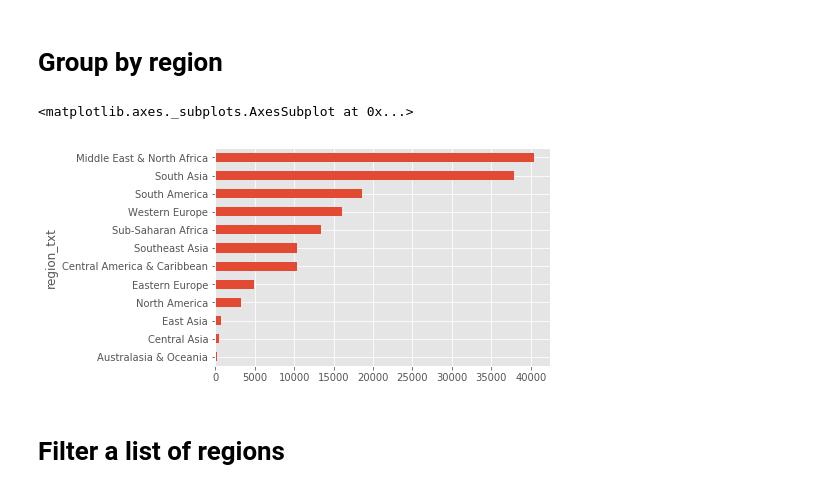
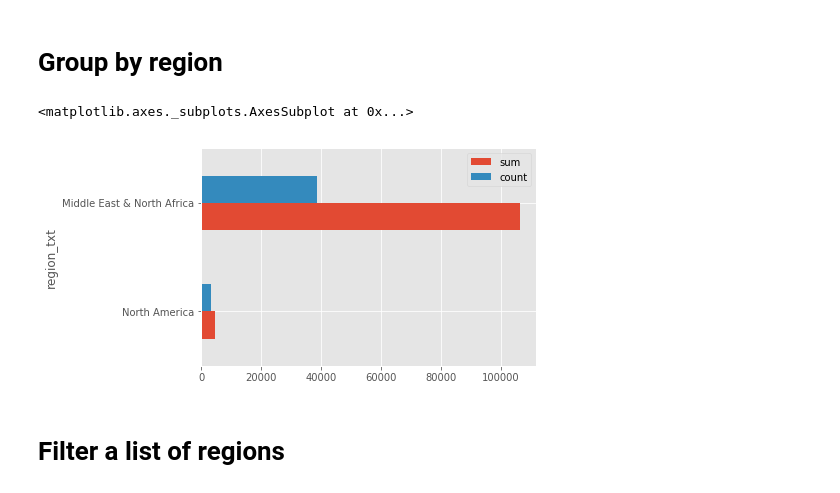
Before and after one commit to aivuk/diveindata, a Jupyter notebook: notebook/Demo of DataDive.ipynb, the cells around one changed output. Drawn from its saved outputs; the diff is of its cells as text; code cells hidden in the pictures.

```diff
--- a/notebook/Demo of DataDive.ipynb
+++ b/notebook/Demo of DataDive.ipynb
@@ -58,10 +58,10 @@ terror.columns['country_txt']
 # %% [markdown]
 # Group by region
 # %%
-terror.bar_groups(['region_txt']).plot.barh()
+terror.bar_groups([('region_txt', ['North America', 'Middle East & North Africa'])], 'nkill', aggs=['sum', 'count']).plot.barh()
 # %% [output]
 <matplotlib.axes._subplots.AxesSubplot at 0x...>
-[figure, old version]
+[figure, new version]
 # %% [markdown]
 # Filter a list of regions
 # %%
```
Also changed, not shown: parts of 17 cells of this notebook, 2 other files.
